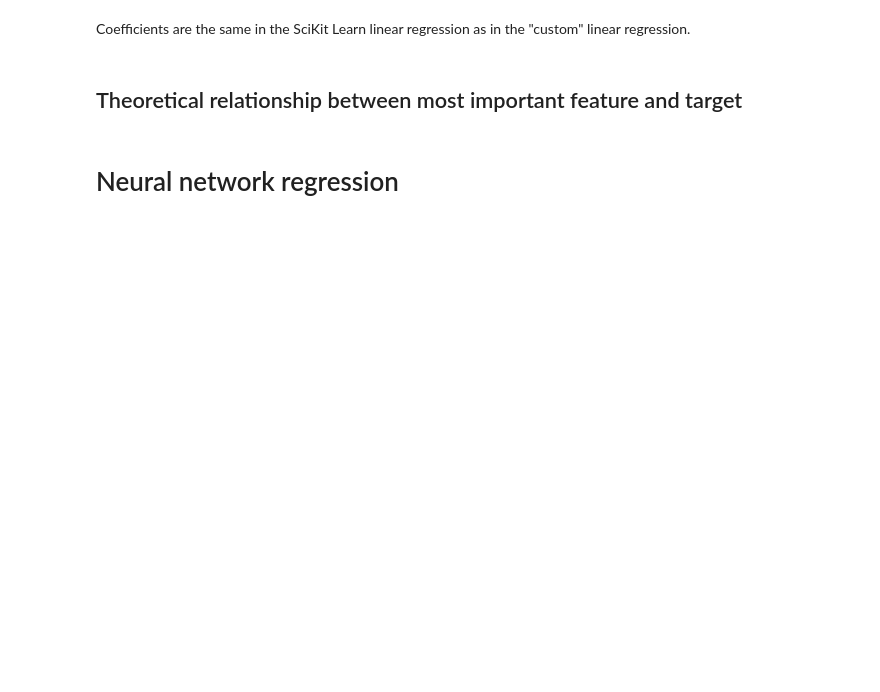
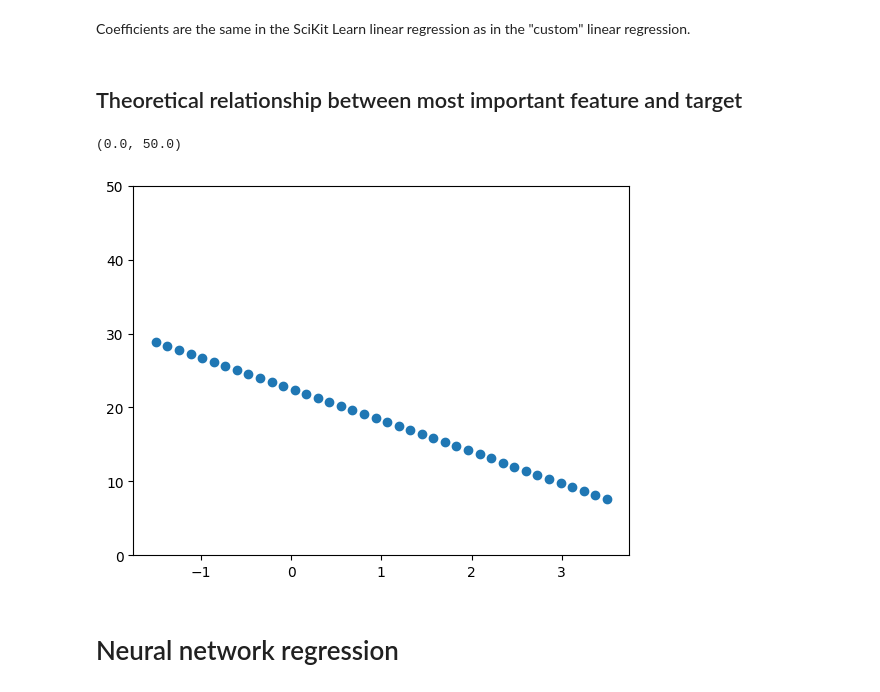
Before and after one commit to Kuoste/DLFS_code, a Jupyter notebook: 02_fundamentals/Code.ipynb, the cells around one changed output. Cells and saved outputs as stored; diff of their text form; code cells hidden in the pictures; blank space fills up the shorter version.

```diff
--- a/02_fundamentals/Code.ipynb
+++ b/02_fundamentals/Code.ipynb
@@ -395,8 +419,11 @@ test_feature = np.concatenate([a, b], axis=1)
 preds = predict(test_feature, weights)[:, 0]
 # %%
 plt.scatter(np.array(test_feature[:, -1]), np.array(preds))
-plt.ylim([6, 51])
+plt.ylim([0, plotMax])
 # plt.savefig(GRAPHS_IMG_FILEPATH + "/04_relationship_most_impt_feat_preds.png")
+# %% [output]
+(0.0, 50.0)
+[figure, added]
 # %% [markdown]
 # Neural network regression
 # %%
```
Also changed, not shown: parts of 31 cells of this notebook.
